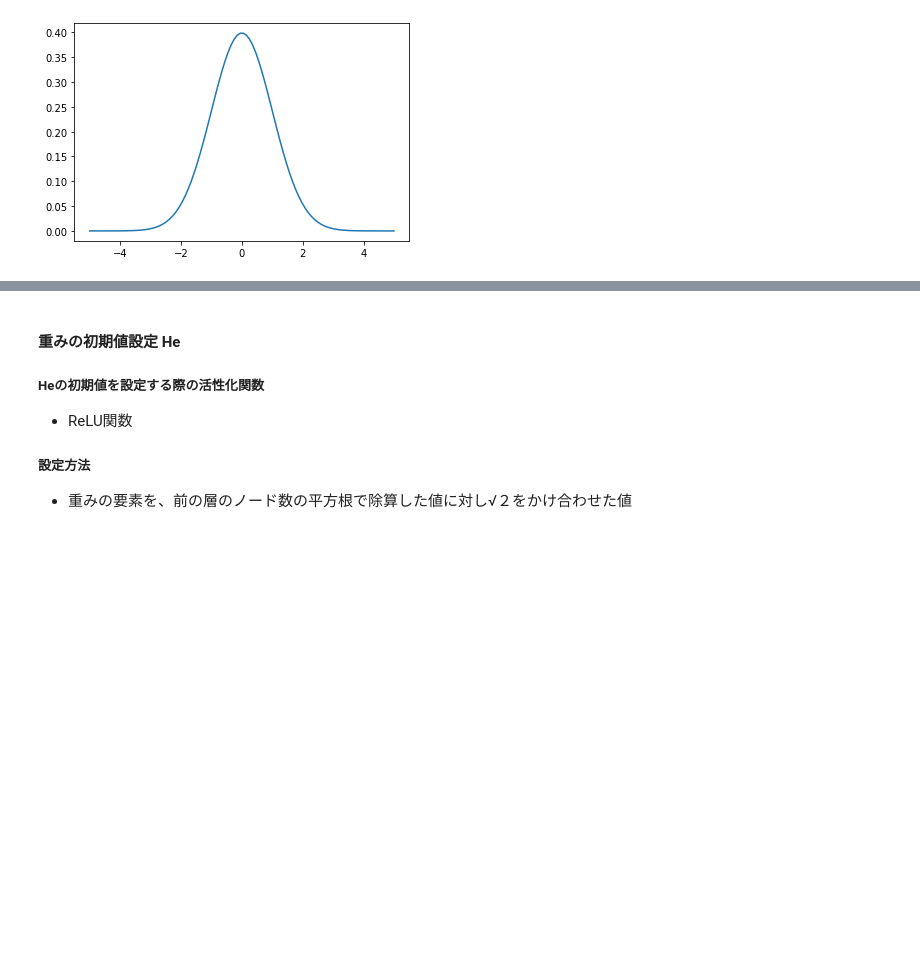
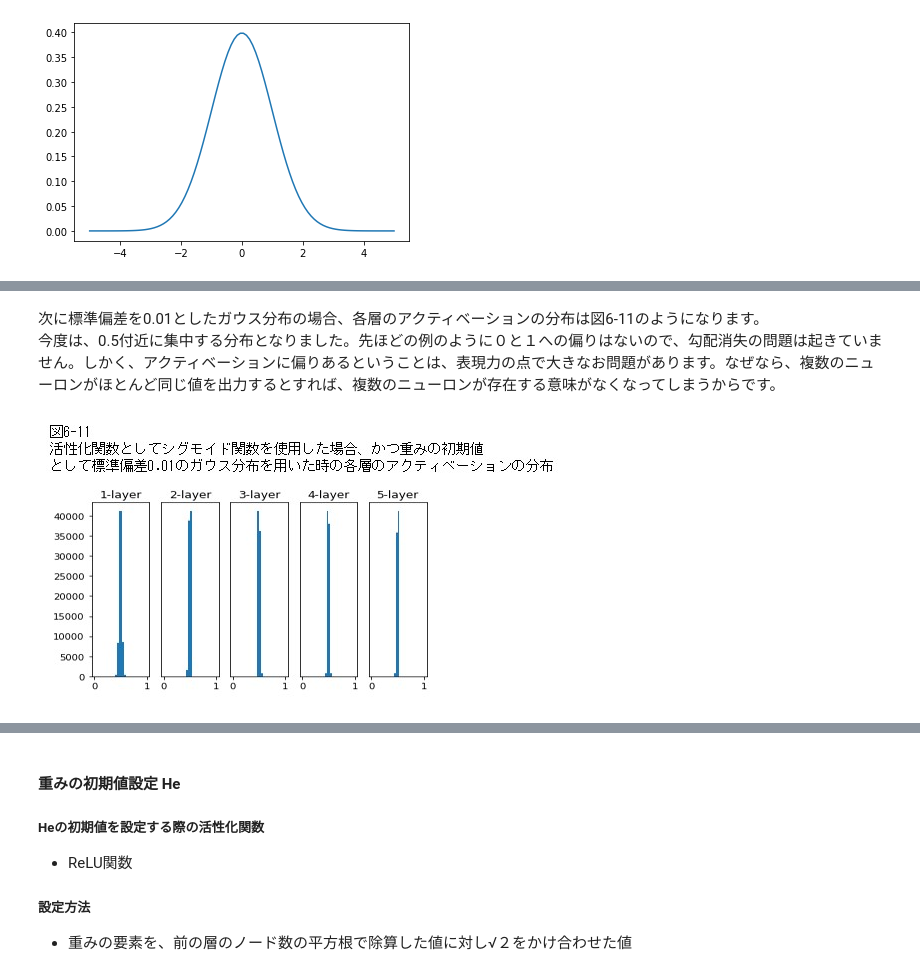
Before and after one commit to takasaki376/rabbit-report, a Jupyter notebook: stage3-day2/Section1：勾配消失問題.ipynb, the cells around one changed output, grey strips where cells are left out. Drawn from its saved outputs; the diff is of its cells as text; code cells hidden in the pictures; blank space fills up the shorter version.

```diff
--- a/stage3-day2/Section1：勾配消失問題.ipynb
+++ b/stage3-day2/Section1：勾配消失問題.ipynb
@@ -120,0 +139,7 @@ plt.show()
+# %% [markdown]
+次に標準偏差を0.01としたガウス分布の場合、各層のアクティベーションの分布は図6-11のようになります。 \
+今度は、0.5付近に集中する分布となりました。先ほどの例のように０と１への偏りはないので、勾配消失の問題は起きていません。しかく、アクティベーションに偏りあるということは、表現力の点で大きなお問題があります。なぜなら、複数のニューロンがほとんど同じ値を出力するとすれば、複数のニューロンが存在する意味がなくなってしまうからです。
+# %%
+Image("./Section1_12_アクティベーション分布_標準正規分布.jpg")
+# %% [output]
+[figure, added]
```
Also changed, not shown: parts of 14 cells of this notebook, 6 other files.
